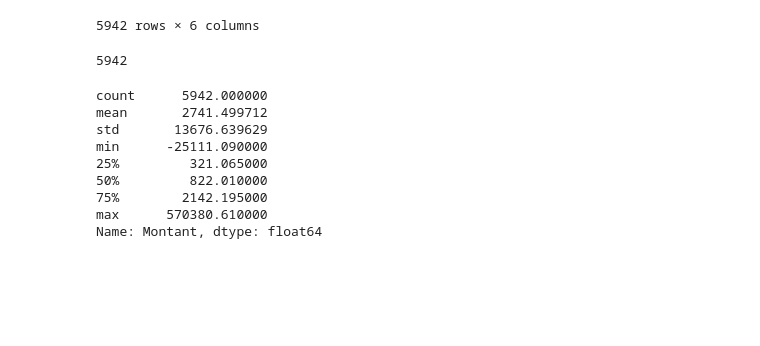
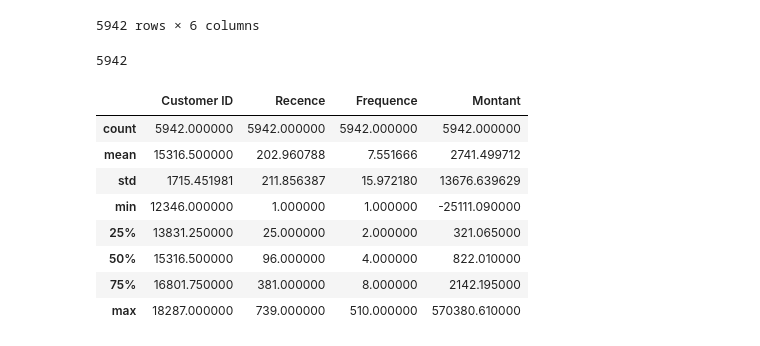
Before and after one commit to neevaiti/segmentation_client_simplon, a Jupyter notebook: rubic.ipynb, the cells around one changed output. Drawn from its saved outputs; the diff is of its cells as text; code cells hidden in the pictures; blank space fills up the shorter version.

```diff
--- a/rubic.ipynb
+++ b/rubic.ipynb
@@ -500,14 +500,14 @@ df_rfm["Customer ID"].nunique()
 # %% [output]
 5942
 # %%
-df_rfm["Montant"].describe()
+df_rfm.describe()
 # %% [output]
-count      5942.000000
-mean       2741.499712
-std       13676.639629
-min      -25111.090000
-25%         321.065000
-50%         822.010000
-75%        2142.195000
-max      570380.610000
-Name: Montant, dtype: float64
+|  | Customer ID | Recence | Frequence | Montant |
+| count | 5942.000000 | 5942.000000 | 5942.000000 | 5942.000000 |
+| mean | 15316.500000 | 202.960788 | 7.551666 | 2741.499712 |
+| std | 1715.451981 | 211.856387 | 15.972180 | 13676.639629 |
+| min | 12346.000000 | 1.000000 | 1.000000 | -25111.090000 |
+| 25% | 13831.250000 | 25.000000 | 2.000000 | 321.065000 |
+| 50% | 15316.500000 | 96.000000 | 4.000000 | 822.010000 |
+| 75% | 16801.750000 | 381.000000 | 8.000000 | 2142.195000 |
+| max | 18287.000000 | 739.000000 | 510.000000 | 570380.610000 |
```
Also changed, not shown: parts of 4 cells of this notebook, 1 other file.
